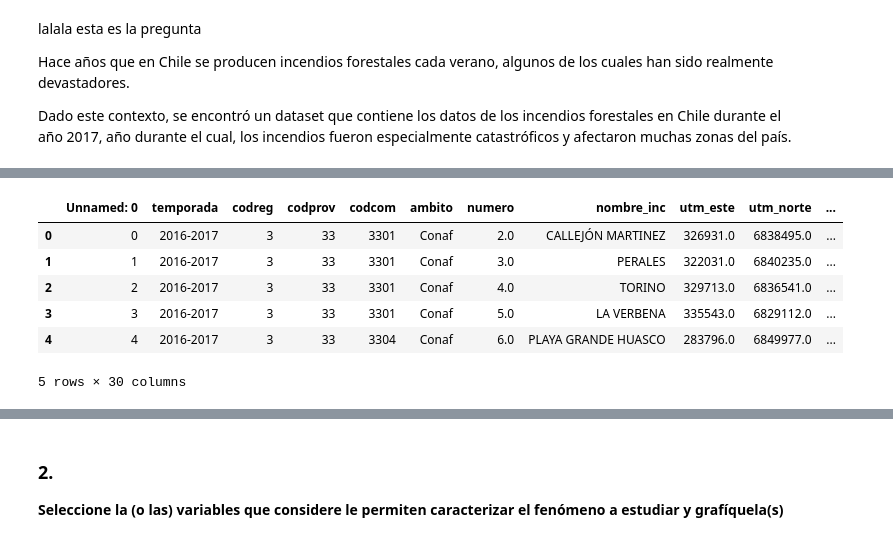
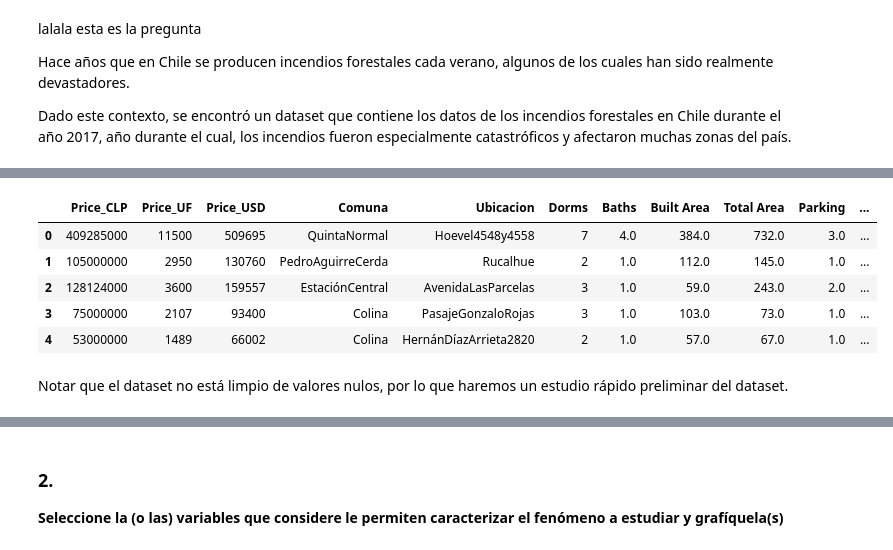
Before and after one commit to mvarasg/MDS7101-Estadistica, a Jupyter notebook: Tareas/T1/Tarea 1 Estadística.ipynb, the cells around one changed output, grey strips where cells are left out. Drawn from its saved outputs; the diff is of its cells as text; code cells hidden in the pictures.

Commit message:
actualiza dataset casas

```diff
--- a/Tareas/T1/Tarea 1 Estadística.ipynb
+++ b/Tareas/T1/Tarea 1 Estadística.ipynb
@@ -39,11 +57,12 @@ from sklearn.metrics import classification_report
 # %%
-data = pd.read_csv("Conaf_Data_Chile_2017.csv")
+data = pd.read_csv("precios_casas_rm.csv")
 data.head()
 # %% [output]
-|  | Unnamed: 0 | temporada | codreg | codprov | codcom | ambito | numero | nombre_inc | utm_este | utm_norte | ... |
-| 0 | 0 | 2016-2017 | 3 | 33 | 3301 | Conaf | 2.0 | CALLEJÓN MARTINEZ | 326931.0 | 6838495.0 | ... |
-| 1 | 1 | 2016-2017 | 3 | 33 | 3301 | Conaf | 3.0 | PERALES | 322031.0 | 6840235.0 | ... |
-| 2 | 2 | 2016-2017 | 3 | 33 | 3301 | Conaf | 4.0 | TORINO | 329713.0 | 6836541.0 | ... |
-| 3 | 3 | 2016-2017 | 3 | 33 | 3301 | Conaf | 5.0 | LA VERBENA | 335543.0 | 6829112.0 | ... |
-| 4 | 4 | 2016-2017 | 3 | 33 | 3304 | Conaf | 6.0 | PLAYA GRANDE HUASCO | 283796.0 | 6849977.0 | ... |
+|  | Price_CLP | Price_UF | Price_USD | Comuna | Ubicacion | Dorms | Baths | Built Area | Total Area | Parking | ... |
+| 0 | 409285000 | 11500 | 509695 | QuintaNormal | Hoevel4548y4558 | 7 | 4.0 | 384.0 | 732.0 | 3.0 | ... |
+| 1 | 105000000 | 2950 | 130760 | PedroAguirreCerda | Rucalhue | 2 | 1.0 | 112.0 | 145.0 | 1.0 | ... |
+| 2 | 128124000 | 3600 | 159557 | EstaciónCentral | AvenidaLasParcelas | 3 | 1.0 | 59.0 | 243.0 | 2.0 | ... |
+| 3 | 75000000 | 2107 | 93400 | Colina | PasajeGonzaloRojas | 3 | 1.0 | 103.0 | 73.0 | 1.0 | ... |
+| 4 | 53000000 | 1489 | 66002 | Colina | HernánDíazArrieta2820 | 2 | 1.0 | 57.0 | 67.0 | 1.0 | ... |
-5 rows × 30 columns
+# %% [markdown]
+Notar que el dataset no está limpio de valores nulos, por lo que haremos un estudio rápido preliminar del dataset.
```
Also changed, not shown: parts of 12 cells of this notebook, 2 other files.
